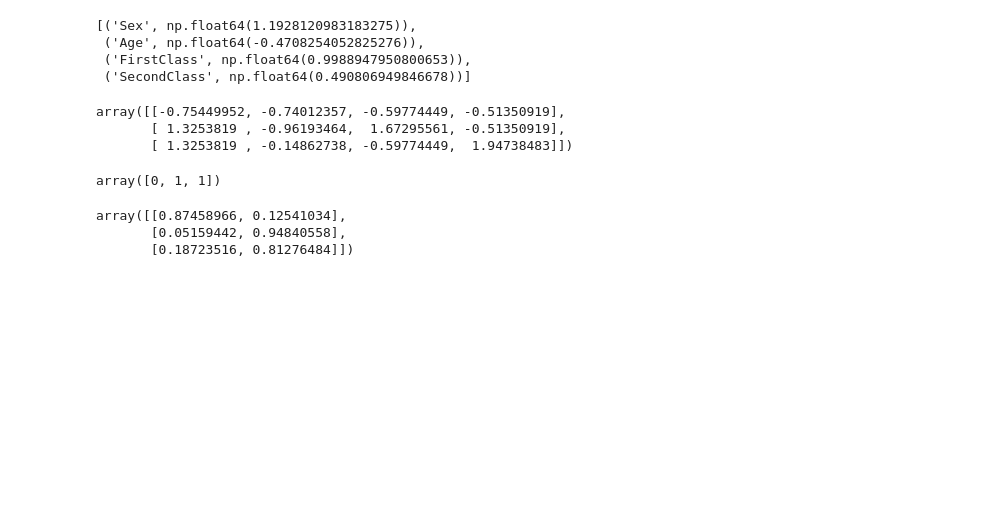
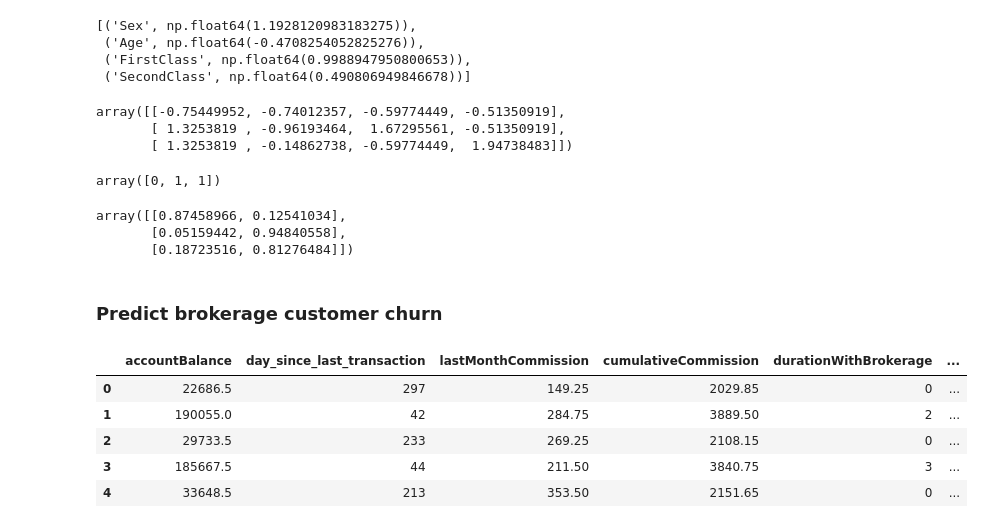
Before and after one commit to EuRoXy/dsp, a Jupyter notebook: logisReg.ipynb, the cells around one changed output. Cells and saved outputs as stored; diff of their text form; code cells hidden in the pictures; blank space fills up the shorter version.

```diff
--- a/logisReg.ipynb
+++ b/logisReg.ipynb
@@ -425,3 +425,16 @@ lr.predict_proba(sample_passengers)
 array([[0.87458966, 0.12541034],
        [0.05159442, 0.94840558],
        [0.18723516, 0.81276484]])
+# %% [markdown]
+### Predict brokerage customer churn
+# %%
+path = "../data/brokerage-customer-churn.xlsx"
+df = pd.read_excel(path)
+df.head()
+# %% [output]
+|  | accountBalance | day_since_last_transaction | lastMonthCommission | cumulativeCommission | durationWithBrokerage | ... |
+| 0 | 22686.5 | 297 | 149.25 | 2029.85 | 0 | ... |
+| 1 | 190055.0 | 42 | 284.75 | 3889.50 | 2 | ... |
+| 2 | 29733.5 | 233 | 269.25 | 2108.15 | 0 | ... |
+| 3 | 185667.5 | 44 | 211.50 | 3840.75 | 3 | ... |
+| 4 | 33648.5 | 213 | 353.50 | 2151.65 | 0 | ... |
```
Also changed, not shown: parts of 14 cells of this notebook.
